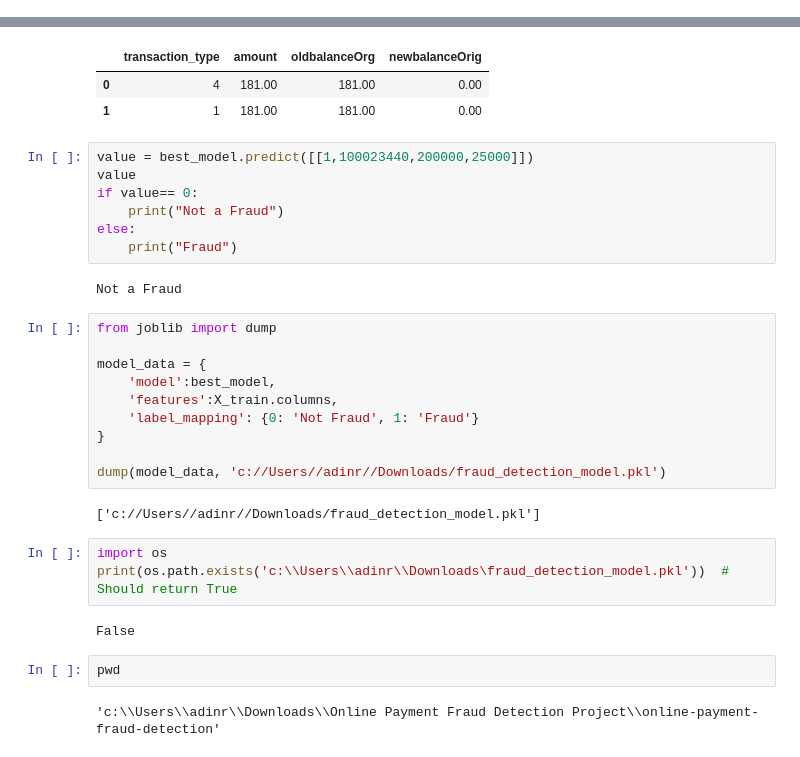
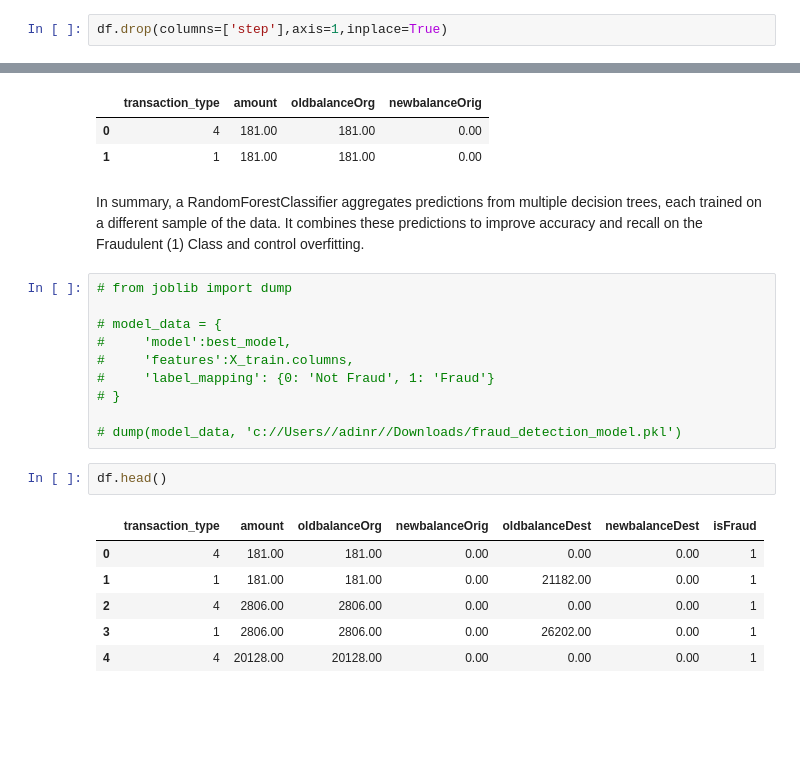
Before and after one commit to adin11/online-payment-fraud-detection, a Jupyter notebook: model.ipynb, the cells around one changed output, grey strips where cells are left out. Cells and saved outputs as stored; diff of their text form; blank space fills up the shorter version.

```diff
--- a/model.ipynb
+++ b/model.ipynb
@@ -370,3 +374,5 @@ df.drop(columns=['nameOrig','nameDest','isFlaggedFraud'],inplace=True)
+# %%
+df.drop(columns=['step'],axis=1,inplace=True)
 # %%
 df.head(1)
 # %% [output]
@@ -641,33 +624,24 @@ X.head(2)
 |  | transaction_type | amount | oldbalanceOrg | newbalanceOrig |
 | 0 | 4 | 181.00 | 181.00 | 0.00 |
 | 1 | 1 | 181.00 | 181.00 | 0.00 |
-# %%
-value = best_model.predict([[1,100023440,200000,25000]])
-value
-if value== 0:
-    print("Not a Fraud")
-else:
-    print("Fraud")
-# %% [output]
-Not a Fraud
+# %% [markdown]
+In summary, a RandomForestClassifier aggregates predictions from multiple decision trees, each trained on a different sample of the data. It combines these predictions to improve accuracy and recall on the Fraudulent (1) Class and control overfitting.
 # %%
-from joblib import dump
+# from joblib import dump
 
-model_data = {
-    'model':best_model,
-    'features':X_train.columns,
-    'label_mapping': {0: 'Not Fraud', 1: 'Fraud'}
-}
+# model_data = {
+#     'model':best_model,
+#     'features':X_train.columns,
+#     'label_mapping': {0: 'Not Fraud', 1: 'Fraud'}
+# }
 
-dump(model_data, 'c://Users//adinr//Downloads/fraud_detection_model.pkl')
+# dump(model_data, 'c://Users//adinr//Downloads/fraud_detection_model.pkl')
-# %% [output]
-['c://Users//adinr//Downloads/fraud_detection_model.pkl']
-# %%
-import os
-print(os.path.exists('c:\\Users\\adinr\\Downloads\fraud_detection_model.pkl'))  # Should return True
-# %% [output]
-False
-# %%
-pwd
-# %% [output]
-'c:\\Users\\adinr\\Downloads\\Online Payment Fraud Detection Project\\online-payment-fraud-detection'
+# %%
+df.head()
+# %% [output]
+|  | transaction_type | amount | oldbalanceOrg | newbalanceOrig | oldbalanceDest | newbalanceDest | isFraud |
+| 0 | 4 | 181.00 | 181.00 | 0.00 | 0.00 | 0.00 | 1 |
+| 1 | 1 | 181.00 | 181.00 | 0.00 | 21182.00 | 0.00 | 1 |
+| 2 | 4 | 2806.00 | 2806.00 | 0.00 | 0.00 | 0.00 | 1 |
+| 3 | 1 | 2806.00 | 2806.00 | 0.00 | 26202.00 | 0.00 | 1 |
+| 4 | 4 | 20128.00 | 20128.00 | 0.00 | 0.00 | 0.00 | 1 |
```
Also changed, not shown: parts of 18 cells of this notebook, 1 other file.
